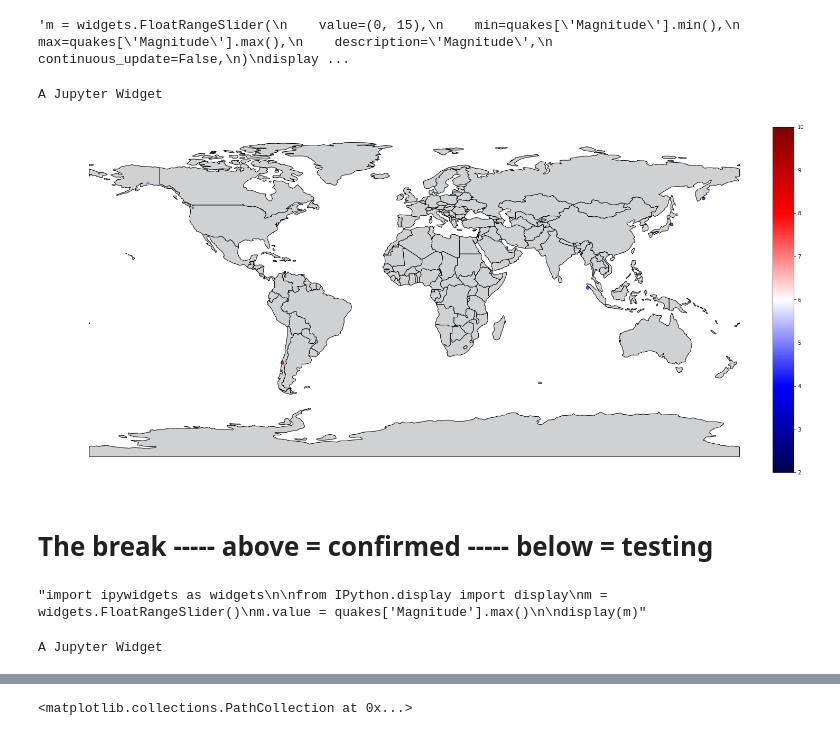
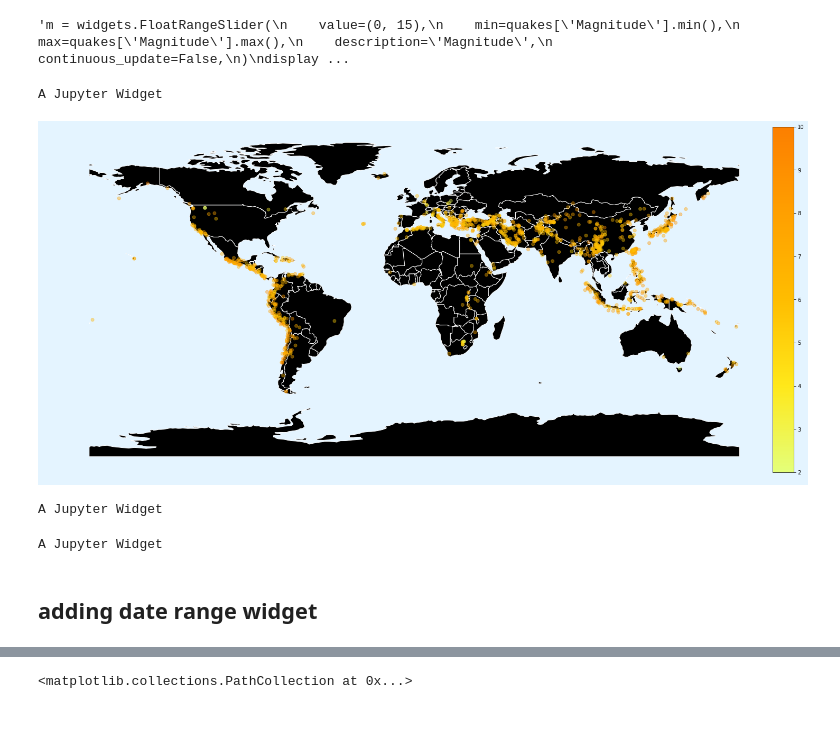
Before and after one commit to DataScienceBS/data-question-3-tornado-bombers, a Jupyter notebook: DataScienceQuestion3.ipynb, the cells around one changed output, grey strips where cells are left out. Drawn from its saved outputs; the diff is of its cells as text; code cells hidden in the pictures.

Commit message:
geopandas working with TWO widgets!

```diff
--- a/DataScienceQuestion3.ipynb
+++ b/DataScienceQuestion3.ipynb
@@ -144,69 +226,84 @@ m = widgets.FloatRangeSlider(
 display(m)
 
 ## repeated below to re-display graph ##
-ax = world.plot(color='#cfd1d3', edgecolor='black', figsize=(25,55))
+ax = world.plot(color='black', edgecolor='white', figsize=(25,55))
 ax.axis('off')
-quakes.plot(ax=ax, column='Magnitude', alpha=0.4, cmap='seismic', );
+quakes.plot(ax=ax, column='Magnitude', alpha=0.4, cmap='Wistia');
 fig = ax.get_figure()
+fig.patch.set_facecolor('#e4f4ff')
 
 divider = make_axes_locatable(ax)
 cax = divider.append_axes('right', size='3%', pad=0.01)
 
-sm = plt.cm.ScalarMappable(cmap='seismic', norm=plt.Normalize(vmin=2.0, vmax=10.0))
+sm = plt.cm.ScalarMappable(cmap='Wistia', norm=plt.Normalize(vmin=2.0, vmax=10.0))
 sm._A = []
 fig.colorbar(sm,cax=cax)
 ## repeated below to re-display graph ##
 
 
 def response(change):
     clear_output(wait=True)
     display(m)
     maximum = change['new'][1]
     minimum = change['new'][0]
 
     display_df = quakes[(quakes["Magnitude"] >= minimum) & (quakes['Magnitude'] <= maximum)]
 ## repeat of above to re-display graph ##
-    ax = world.plot(color='#cfd1d3', edgecolor='black', figsize=(25,55))
+
+    ax = world.plot(color='black', edgecolor='white', figsize=(25,55))
     ax.axis('off')
-    display_df.plot(ax=ax, column='Magnitude', alpha=0.7, cmap='seismic', );
+    display_df.plot(ax=ax, column='Magnitude', alpha=0.7, cmap='Wistia');
     fig = ax.get_figure()
+    fig.patch.set_facecolor('#e4f4ff')
     divider = make_axes_locatable(ax)
     cax = divider.append_axes('right', size='3%', pad=0.01)
-    sm = plt.cm.ScalarMappable(cmap='seismic', norm=plt.Normalize(vmin=2.0, vmax=10.0))
+    sm = plt.cm.ScalarMappable(cmap='Wistia', norm=plt.Normalize(vmin=minimum, vmax=maximum))
+## changing vmin/vmax to the new min/max inputs within the function resizes the colorbar to reflect current plots
     sm._A = []
     fig.colorbar(sm,cax=cax)
 ## repeat of above to re-display graph ##
 
 m.observe(response, names='value')
 # %% [output]
 A Jupyter Widget
-[figure, old version]
+[figure, new version]
-# %% [markdown]
-# The break ----- above = confirmed ----- below = testing
-# %%
-'''import ipywidgets as widgets
-
-from IPython.display import display
-m = widgets.FloatRangeSlider()
-m.value = quakes['Magnitude'].max()
-
-display(m)'''
-# %% [output]
-"import ipywidgets as widgets\n\nfrom IPython.display import display\nm = widgets.FloatRangeSlider()\nm.value = quakes['Magnitude'].max()\n\ndisplay(m)"
 # %%
-from IPython import display
-from ipywidgets import widgets
-from IPython.display import display, clear_output
+'''import ipywidgets as widgets
 
+from IPython.display import display
+m = widgets.FloatRangeSlider()
+m.value = quakes['Magnitude'].max()
+
+display(m)'''
+
+from __future__ import print_function
+from ipywidgets import interact, interactive, fixed, interact_manual
+import ipywidgets as widgets
+
+
+from IPython.display import display
+def f(d, m):
+    display(d + m)
+    return d+m
 
 m = widgets.FloatRangeSlider(
     value=(0, 15),
     min=quakes['Magnitude'].min(),
     max=quakes['Magnitude'].max(),
     description='Magnitude',
-    continuous_update=True,
+    continuous_update=False,
 )
+display(m)
 
-display(m)
+d = widgets.Dropdown(
+    options=['coolwarm', 'seismic', 'bwr'],
+    value='seismic',
+    description='cmap',
+    disabled=False,
+)
+display(d)
 # %% [output]
 A Jupyter Widget
+A Jupyter Widget
+# %% [markdown]
+## adding date range widget
```
Also changed, not shown: parts of 13 cells of this notebook.
